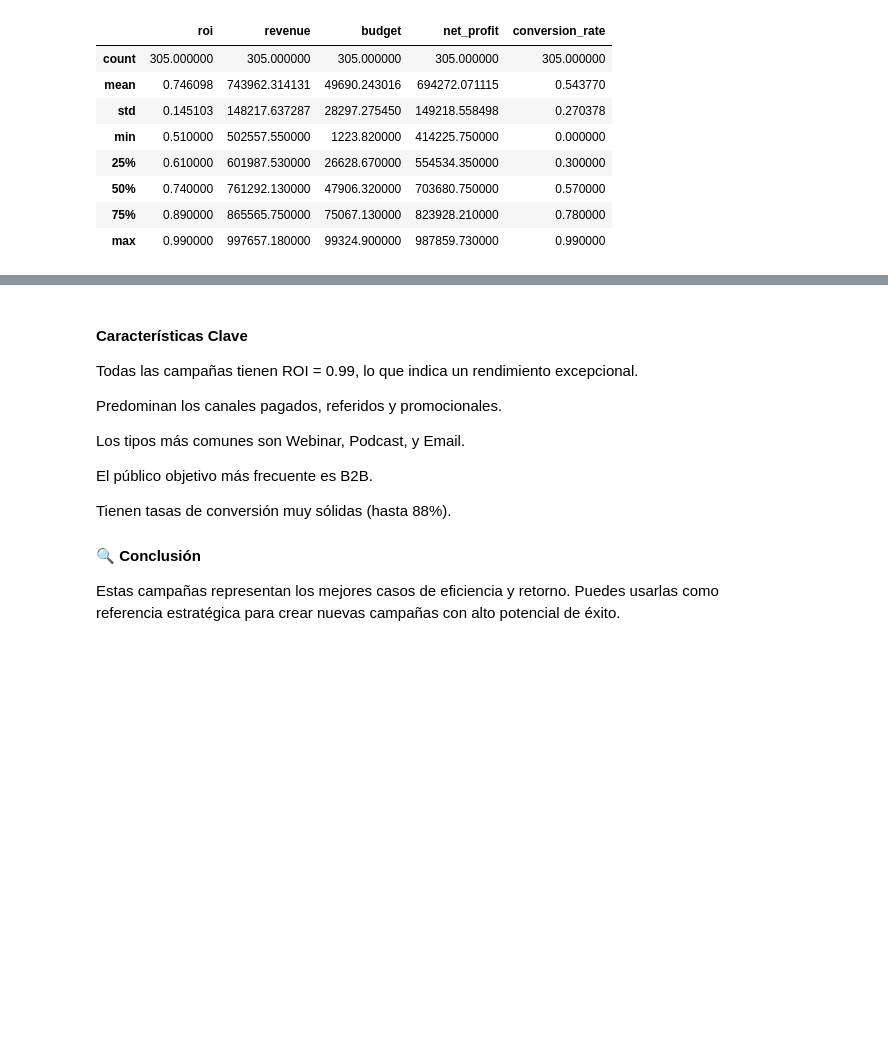
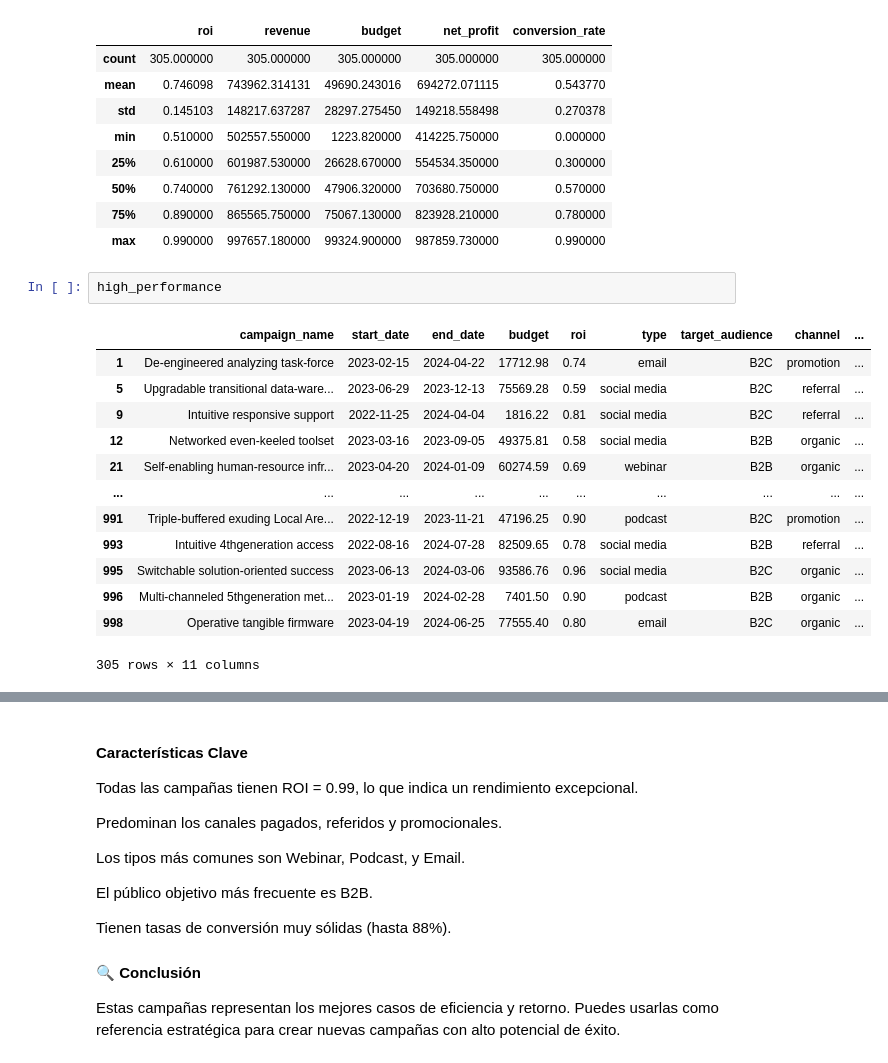
Before and after one commit to FerToribio1980/Marquet, a Jupyter notebook: code/DataAnalytics.ipynb, the cells around one changed output, grey strips where cells are left out. Saved outputs shown, nothing was run; the diff lists cells and outputs as text; blank space fills up the shorter version.

```diff
--- a/code/DataAnalytics.ipynb
+++ b/code/DataAnalytics.ipynb
@@ -584,4 +584,20 @@ Campañas de alto rendimiento:
 | 50% | 0.740000 | 761292.130000 | 47906.320000 | 703680.750000 | 0.570000 |
 | 75% | 0.890000 | 865565.750000 | 75067.130000 | 823928.210000 | 0.780000 |
 | max | 0.990000 | 997657.180000 | 99324.900000 | 987859.730000 | 0.990000 |
+# %%
+high_performance
+# %% [output]
+|  | campaign_name | start_date | end_date | budget | roi | type | target_audience | channel | ... |
+| 1 | De-engineered analyzing task-force | 2023-02-15 | 2024-04-22 | 17712.98 | 0.74 | email | B2C | promotion | ... |
+| 5 | Upgradable transitional data-ware... | 2023-06-29 | 2023-12-13 | 75569.28 | 0.59 | social media | B2C | referral | ... |
+| 9 | Intuitive responsive support | 2022-11-25 | 2024-04-04 | 1816.22 | 0.81 | social media | B2C | referral | ... |
+| 12 | Networked even-keeled toolset | 2023-03-16 | 2023-09-05 | 49375.81 | 0.58 | social media | B2B | organic | ... |
+| 21 | Self-enabling human-resource infr... | 2023-04-20 | 2024-01-09 | 60274.59 | 0.69 | webinar | B2B | organic | ... |
+| ... | ... | ... | ... | ... | ... | ... | ... | ... | ... |
+| 991 | Triple-buffered exuding Local Are... | 2022-12-19 | 2023-11-21 | 47196.25 | 0.90 | podcast | B2C | promotion | ... |
+| 993 | Intuitive 4thgeneration access | 2022-08-16 | 2024-07-28 | 82509.65 | 0.78 | social media | B2B | referral | ... |
+| 995 | Switchable solution-oriented success | 2023-06-13 | 2024-03-06 | 93586.76 | 0.96 | social media | B2C | organic | ... |
+| 996 | Multi-channeled 5thgeneration met... | 2023-01-19 | 2024-02-28 | 7401.50 | 0.90 | podcast | B2B | organic | ... |
+| 998 | Operative tangible firmware | 2023-04-19 | 2024-06-25 | 77555.40 | 0.80 | email | B2C | organic | ... |
+305 rows × 11 columns
 # %%
```
Also changed, not shown: parts of 3 cells of this notebook, 2 other files.
